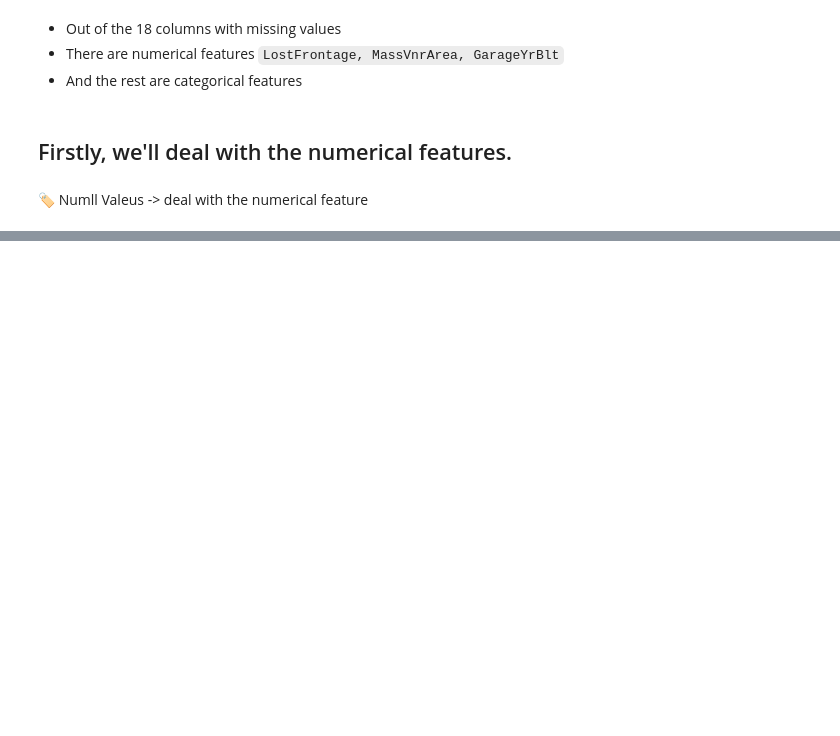
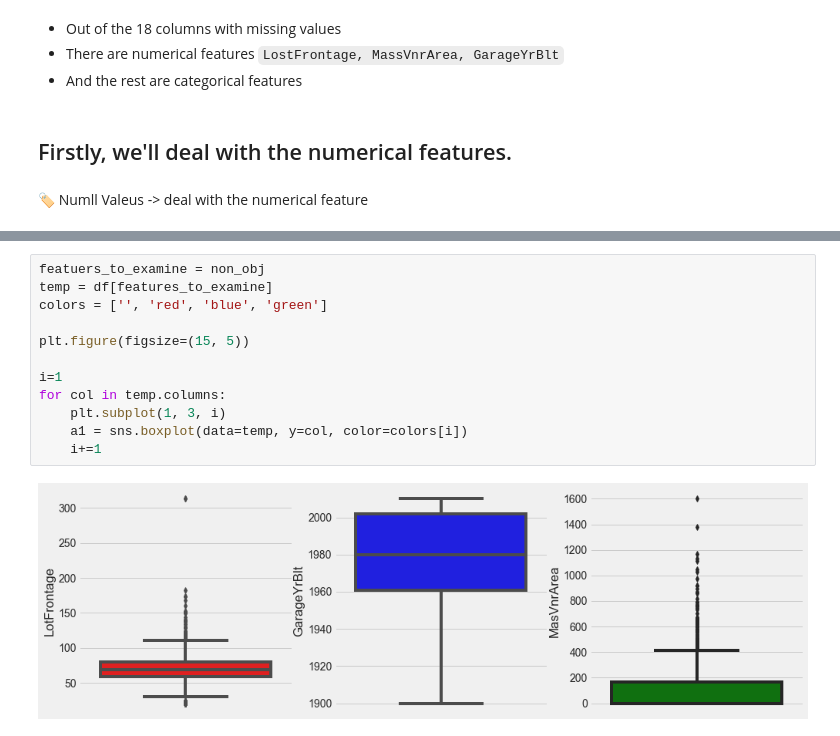
Before and after one commit to Steve-YJ/Explore-Kaggle, a Jupyter notebook: 02. House Price/01. EDA House Prices.ipynb, the cells around one changed output, grey strips where cells are left out. Cells and saved outputs as stored; diff of their text form; blank space fills up the shorter version.

```diff
--- a/02. House Price/01. EDA House Prices.ipynb
+++ b/02. House Price/01. EDA House Prices.ipynb
@@ -518,0 +547,14 @@ MasVnrArea : float64
+# %%
+featuers_to_examine = non_obj
+temp = df[features_to_examine]
+colors = ['', 'red', 'blue', 'green']
+
+plt.figure(figsize=(15, 5))
+
+i=1
+for col in temp.columns:
+    plt.subplot(1, 3, i)
+    a1 = sns.boxplot(data=temp, y=col, color=colors[i])
+    i+=1
+# %% [output]
+[figure, added]
```
Also changed, not shown: parts of 16 cells of this notebook.
